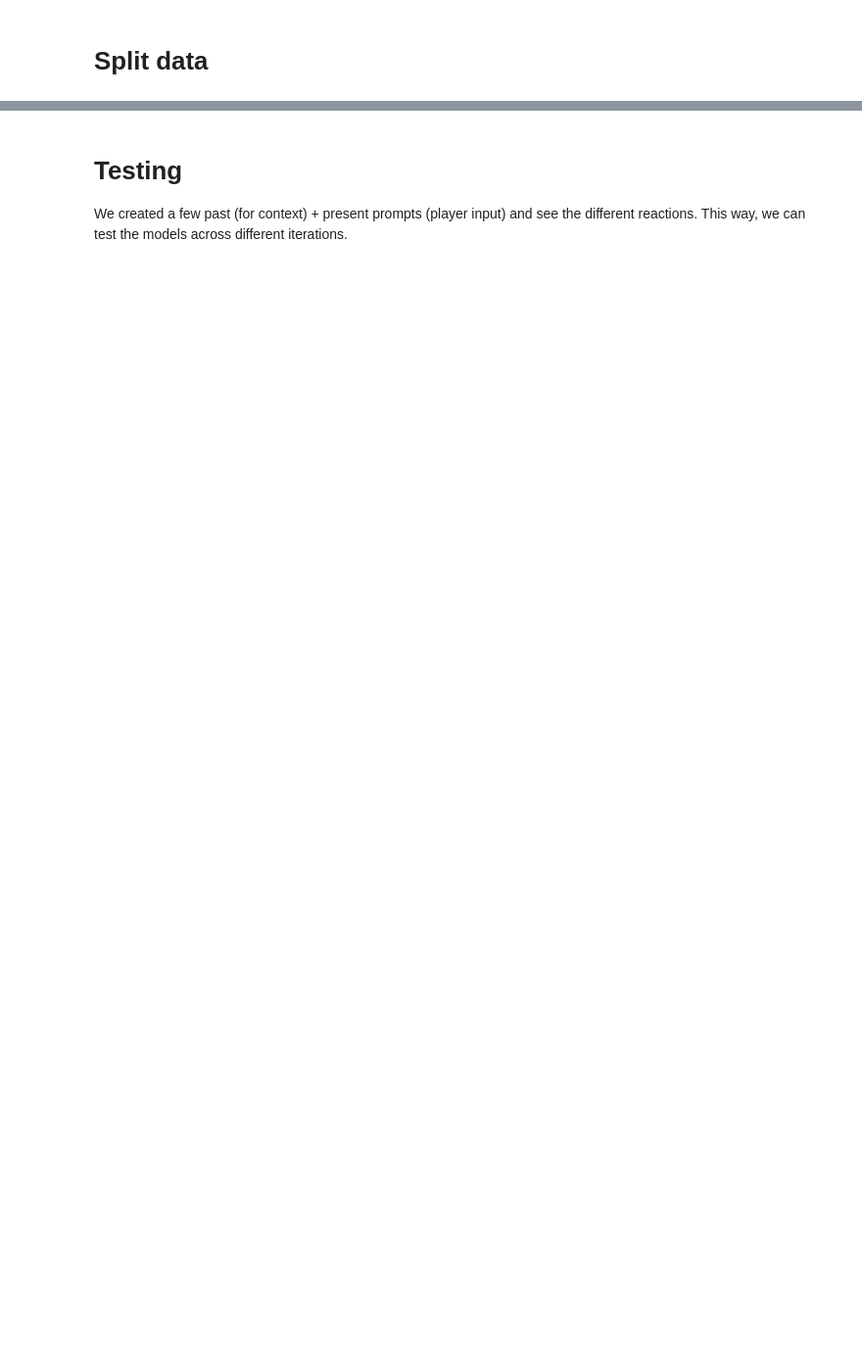
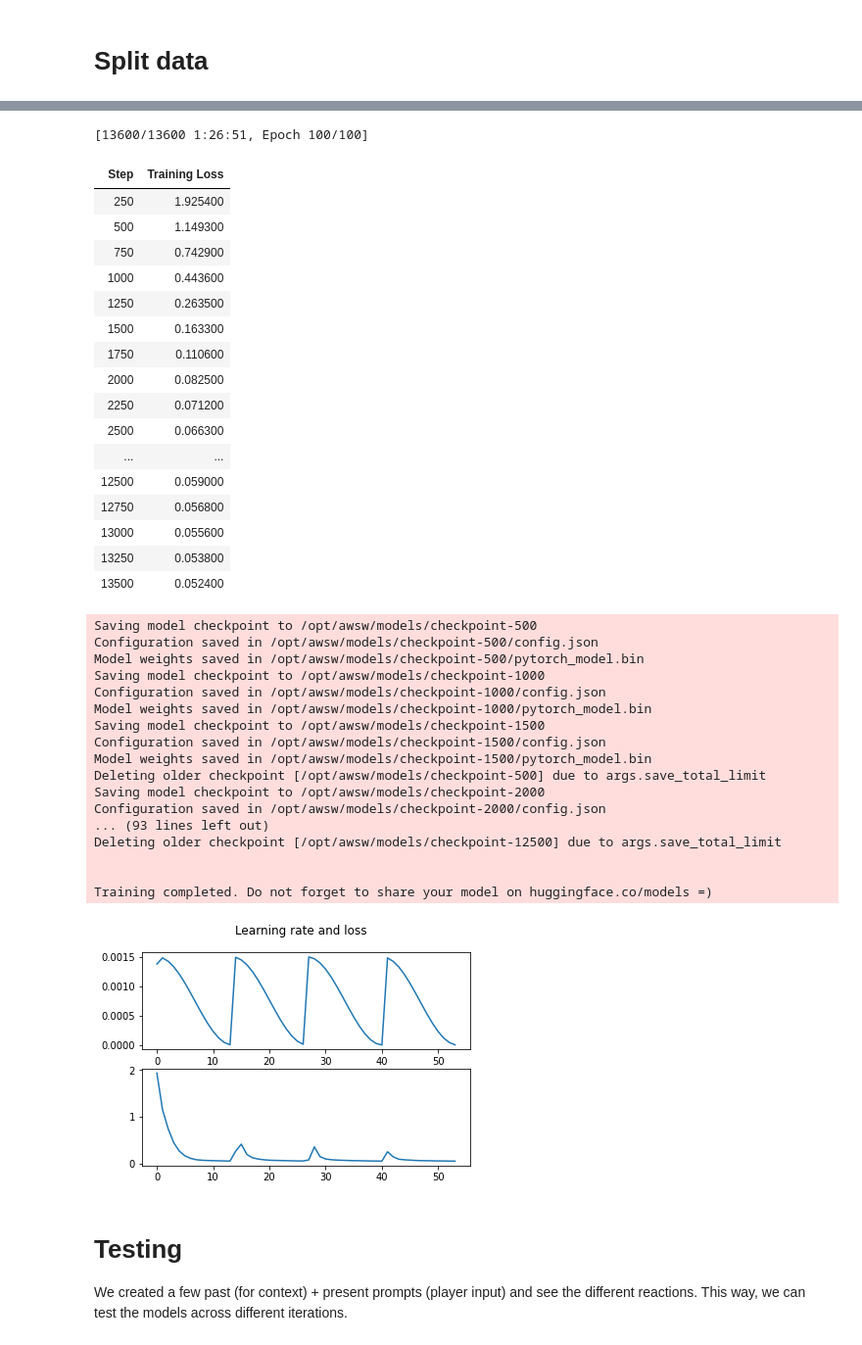
Before and after one commit to peterwilli/Endless-AWSW, a Jupyter notebook: Research/AWSW_GPT_Neo.ipynb, the cells around one changed output, grey strips where cells are left out. Shown at 98% size. Cells and saved outputs as stored; diff of their text form; code cells hidden in the pictures; blank space fills up the shorter version.

Commit message:
tried some stuff like higher LR and different LR scheduler to see if the model quality goes up more...

```diff
--- a/Research/AWSW_GPT_Neo.ipynb
+++ b/Research/AWSW_GPT_Neo.ipynb
@@ -30,8 +72,10 @@ from transformers import Trainer, TrainingArguments, TrainerCallback
 # %%
 seed = random.randint(0, 2 ** 32 - 1)
 random.seed(seed)
+block_size = 64
 datasets.logging.set_verbosity(datasets.logging.ERROR)
 # Tell pytorch to run this model on the GPU.
 device_name = "cuda:0" if torch.cuda.is_available() else "cpu"
+# device_name = "cpu"
 device = torch.device(device_name)
 print(f"Will use {device_name} for training with seed: {seed}")
@@ -178,8 +239,6 @@ def encode(batch):
     }
 
 def group_texts(examples):
-    # Make a max size
-    block_size = 128
     # Concatenate all texts.
     concatenated_examples = {k: sum(examples[k], []) for k in examples.keys()}
     #random_shift = random.randint(0, 64)
@@ -201,8 +260,6 @@ def group_texts(examples):
     return result
 
 def map_dragon_reply_text(batch):
-    # Make a max size
-    block_size = 128
     result = {'text': []}
     for item in batch['text']:
         item_split = item.split(" ")
@@ -245,7 +302,7 @@ def map_dragon_reply_text(batch):
     return result
 
 dataset_map_cores = min(multiprocessing.cpu_count(), 10)
-dataset_batch_size = 5000
+dataset_batch_size = 1000
 
 dataset = dataset.map(
     map_dragon_reply_text,
@@ -269,15 +326,16 @@ dataset = dataset.map(
     num_proc=dataset_map_cores
 )
 # %%
-batch_size = 5
+batch_size = 64
 train_len = len(dataset['train'])
 num_training_steps = math.ceil(train_len / batch_size)
 num_epoch = 100
 num_total_steps = num_training_steps * num_epoch
 num_warmup_steps = num_training_steps * 2
-print(f"num_training_steps: {num_training_steps} num_total_steps: {num_total_steps}")
+print(f"train_len: {train_len} num_training_steps: {num_training_steps} num_total_steps: {num_total_steps}")
 def get_optimizer_and_scheduler(params):
-    optimizer = AdamW(params, lr=0.001)
-    scheduler = get_cosine_schedule_with_warmup(optimizer, num_warmup_steps, num_total_steps)
+    optimizer = AdamW(params, lr=0.0015)
+    #scheduler = get_cosine_schedule_with_warmup(optimizer, num_warmup_steps, num_total_steps)
     #scheduler = get_polynomial_decay_schedule_with_warmup(optimizer, num_warmup_steps, num_total_steps, power=0.5, lr_end=1e-10)
+    scheduler = get_cosine_with_hard_restarts_schedule_with_warmup(optimizer, num_warmup_steps, num_total_steps, 4)
     return optimizer, scheduler
@@ -317,7 +440,8 @@ def train(model):
         num_train_epochs=num_epoch,
         save_total_limit=2,
         save_steps=500,
-        logging_steps=250
+        logging_steps=250,
+        #deepspeed="ds_config_zero3.json"
     )
     trainer = Trainer(
         model=model,
@@ -334,3 +458,4 @@ def train(model):
         trainer.train()
 
 train(model)
+# %% [output]
@@ -337,3 +470,39 @@ train(model)
+[13600/13600 1:26:51, Epoch 100/100]
+| Step | Training Loss |
+| 250 | 1.925400 |
+| 500 | 1.149300 |
+| 750 | 0.742900 |
+| 1000 | 0.443600 |
+| 1250 | 0.263500 |
+| 1500 | 0.163300 |
+| 1750 | 0.110600 |
+| 2000 | 0.082500 |
+| 2250 | 0.071200 |
+| 2500 | 0.066300 |
+| ... | ... |
+| 12500 | 0.059000 |
+| 12750 | 0.056800 |
+| 13000 | 0.055600 |
+| 13250 | 0.053800 |
+| 13500 | 0.052400 |
+Saving model checkpoint to /opt/awsw/models/checkpoint-500
+Configuration saved in /opt/awsw/models/checkpoint-500/config.json
+Model weights saved in /opt/awsw/models/checkpoint-500/pytorch_model.bin
+Saving model checkpoint to /opt/awsw/models/checkpoint-1000
+Configuration saved in /opt/awsw/models/checkpoint-1000/config.json
+Model weights saved in /opt/awsw/models/checkpoint-1000/pytorch_model.bin
+Saving model checkpoint to /opt/awsw/models/checkpoint-1500
+Configuration saved in /opt/awsw/models/checkpoint-1500/config.json
+Model weights saved in /opt/awsw/models/checkpoint-1500/pytorch_model.bin
+Deleting older checkpoint [/opt/awsw/models/checkpoint-500] due to args.save_total_limit
+Saving model checkpoint to /opt/awsw/models/checkpoint-2000
+Configuration saved in /opt/awsw/models/checkpoint-2000/config.json
+... (93 lines left out)
+Deleting older checkpoint [/opt/awsw/models/checkpoint-12500] due to args.save_total_limit
+
+
+Training completed. Do not forget to share your model on huggingface.co/models =)
+[figure, added]
 # %% [markdown]
 # Testing
 
```
Also changed, not shown: parts of 14 cells of this notebook, 4 other files.
